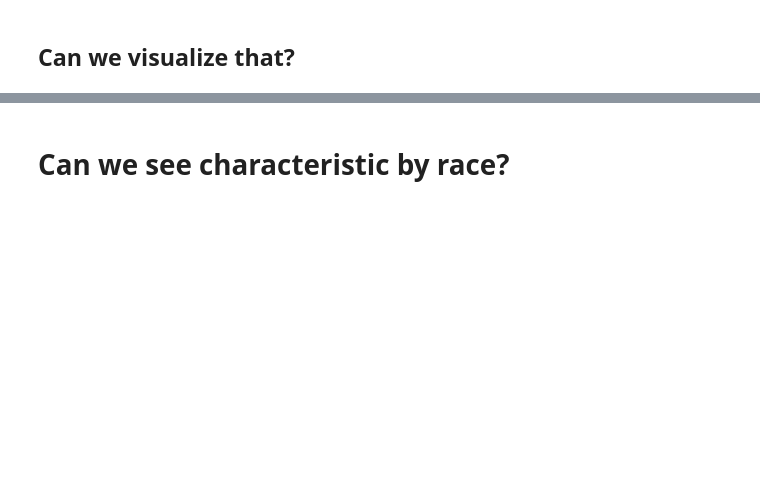
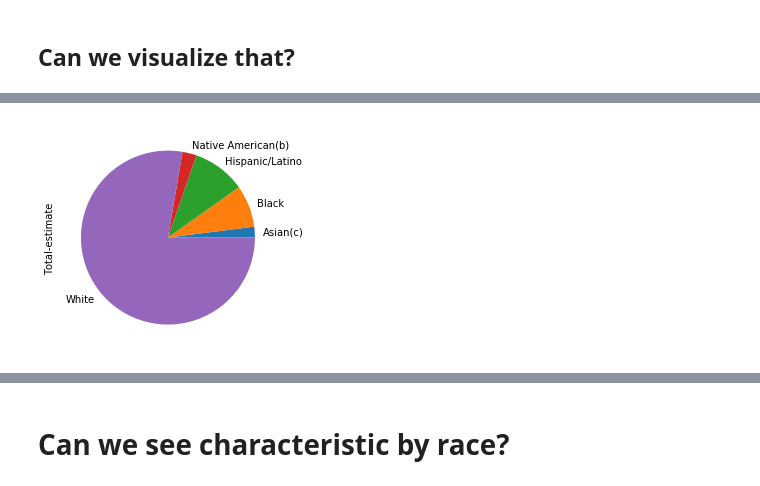
Before and after one commit to ccnypsych/psy31170, a Jupyter notebook: slides/L07_stats_viz.ipynb, the cells around one changed output, grey strips where cells are left out. Drawn from its saved outputs; the diff is of its cells as text; code cells hidden in the pictures; blank space fills up the shorter version.

```diff
--- a/slides/L07_stats_viz.ipynb
+++ b/slides/L07_stats_viz.ipynb
@@ -59,0 +144,4 @@ _ = ragg['Total-estimate'].plot.bar()
+# %%
+_ = rsum['Total-estimate'].plot.pie()
+# %% [output]
+[figure, added]
```
Also changed, not shown: parts of 15 cells of this notebook.
